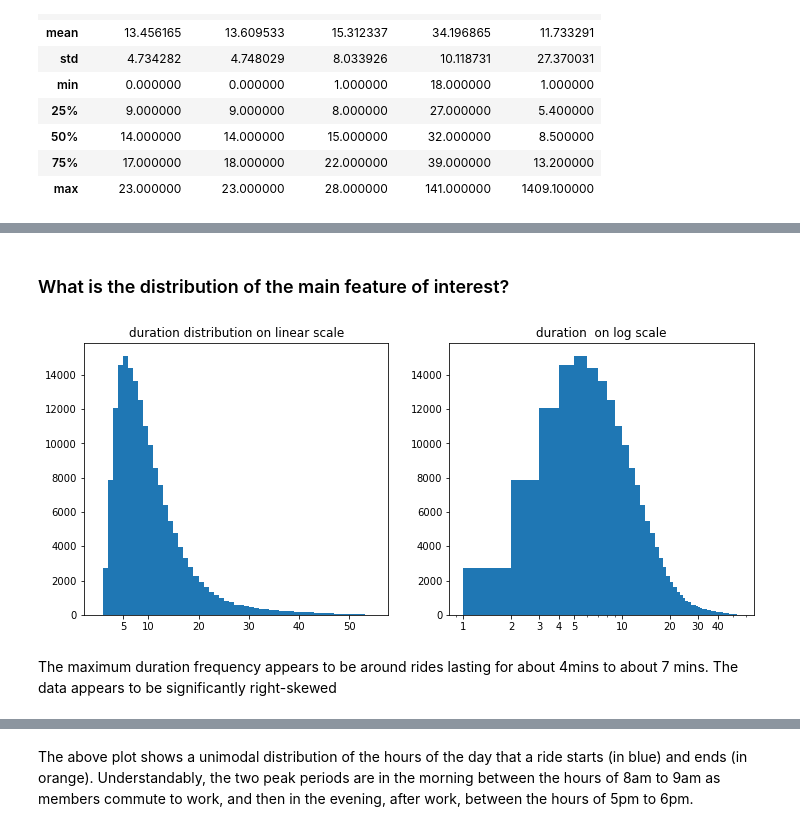
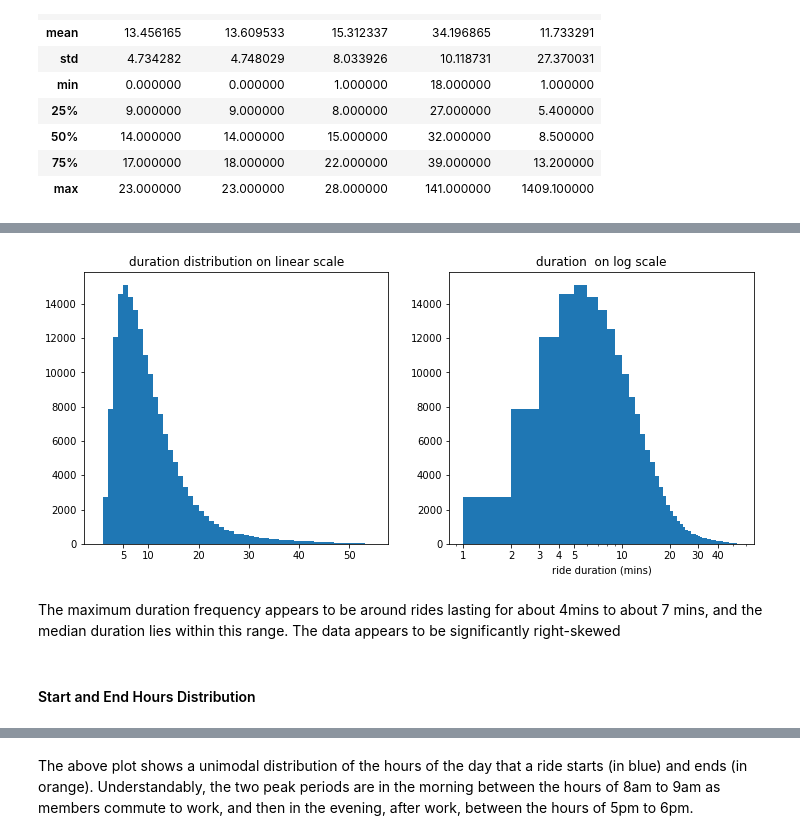
Before and after one commit to Damola-Adedoyin/Ford-GoBike-Data-Visualization-project, a Jupyter notebook: Part_I_exploration_template.ipynb, the cells around one changed output, grey strips where cells are left out. Cells and saved outputs as stored; diff of their text form; code cells hidden in the pictures.

```diff
--- a/Part_I_exploration_template.ipynb
+++ b/Part_I_exploration_template.ipynb
@@ -115,6 +116,10 @@ drop_cols = ['duration_sec', 'member_birth_year',
              'end_station_latitude', 'end_station_longitude']
 df_cut = df.drop(drop_cols, axis = 1)
 
+ordered_col = ['Monday', 'Tuesday', 'Wednesday', 'Thursday', 'Friday', 'Saturday', 'Sunday']
+ordered_cat = pd.api.types.CategoricalDtype(categories = ordered_col, ordered=True)
+df_cut['start_weekday'] = df_cut['start_weekday'].astype(ordered_cat)
+
 df_cut.info()
 # %% [output]
 <class 'pandas.core.frame.DataFrame'>
@@ -221,19 +222,20 @@ bike_cut.describe()
-# %% [markdown]
-### What is the distribution of the main feature of interest?
 # %%
 plt.figure(figsize = (12,5))
 plt.subplot(121)
 plt.hist(data = bike_cut, x  = 'duration_min', bins = range(0,56,1))
 plt.xticks([5,10,20,30,40,50], [5,10,20,30,40,50])
 plt.title('duration distribution on linear scale');
 
 plt.subplot(122)
 plt.hist(data = bike_cut, x  = 'duration_min', bins = range(0,56,1), )
 plt.xscale('log')
 plt.xticks([1,2,3,4,5,10,20,30,40], [1,2,3,4,5,10,20,30,40])
-plt.title('duration  on log scale');
+plt.title('duration  on log scale')
+plt.xlabel('ride duration (mins)');
 # %% [output]
-[figure, old version]
+[figure, new version]
 # %% [markdown]
-The maximum duration frequency appears to be around rides lasting for about 4mins to about 7 mins. The data appears to be significantly right-skewed
+The maximum duration frequency appears to be around rides lasting for about 4mins to about 7 mins, and the median duration lies within this range.  The data appears to be significantly right-skewed
+# %% [markdown]
+#### Start and End Hours Distribution
 # %%
```
Also changed, not shown: parts of 49 cells of this notebook, 1 other file.
